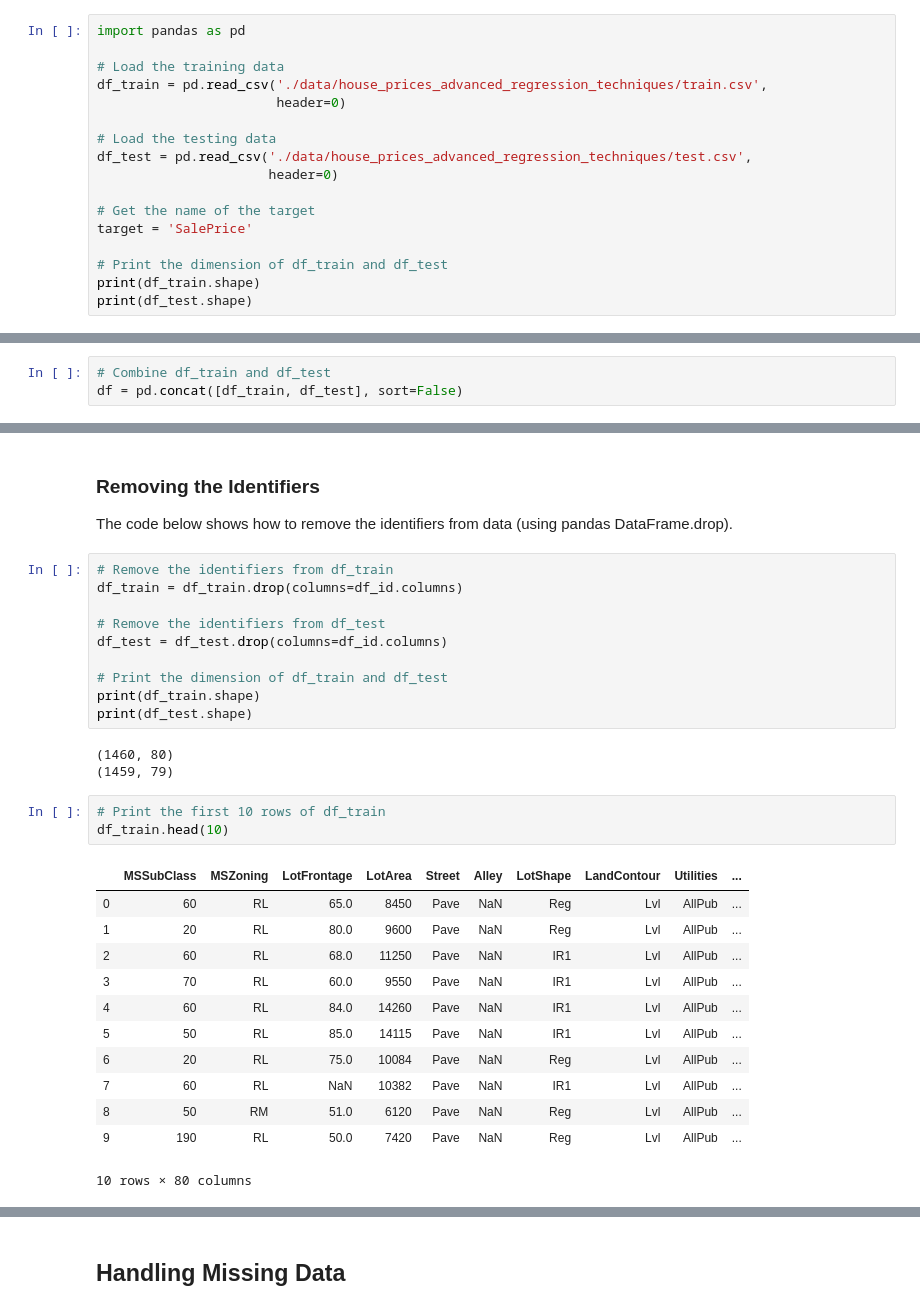
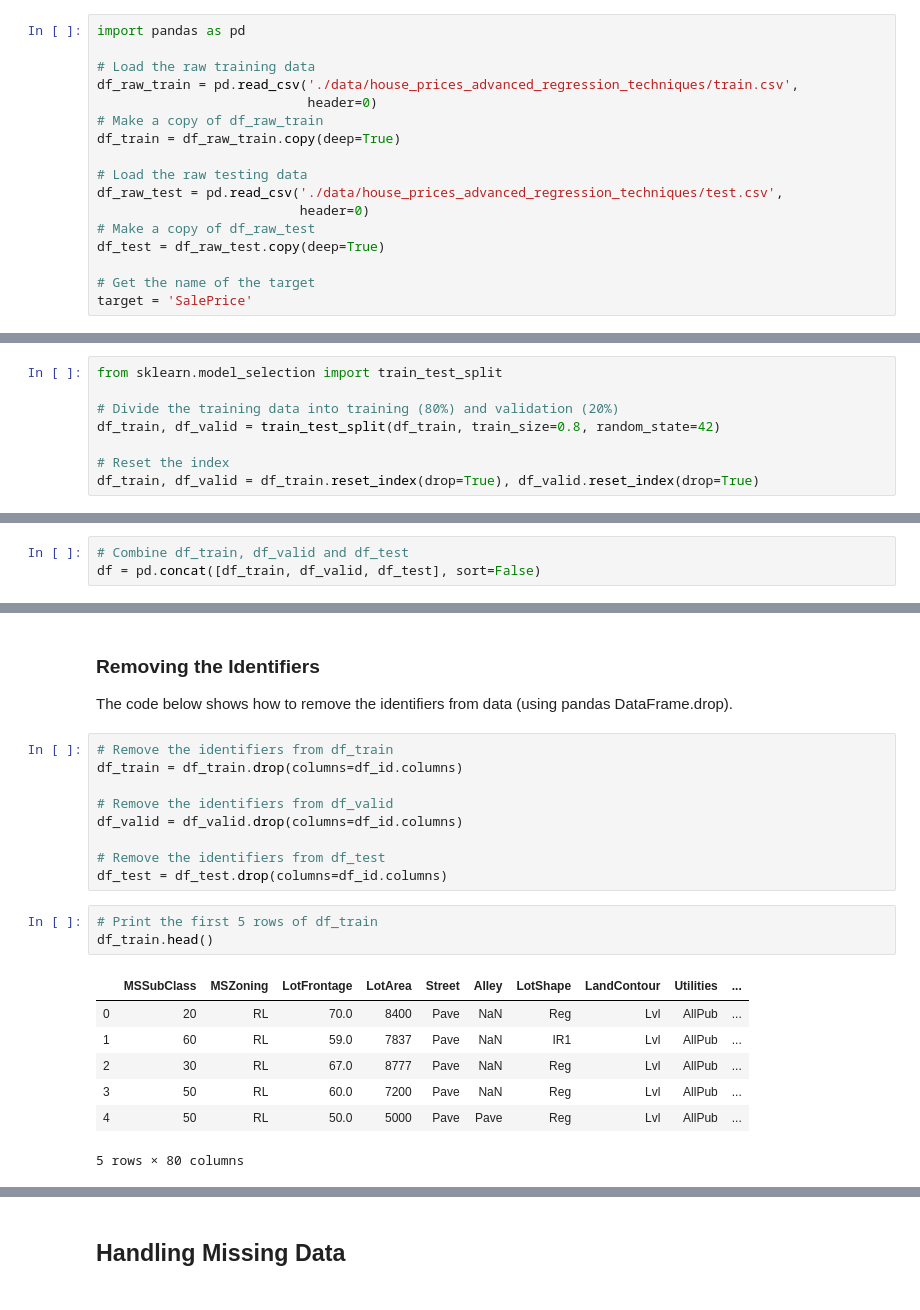
Before and after one commit to nehat312/teaching, a Jupyter notebook: gwu/machine_learning_I/spring_2020/case_study/case_study_1/case_study_1.ipynb, the cells around one changed output, grey strips where cells are left out. Cells and saved outputs as stored; diff of their text form.

```diff
--- a/gwu/machine_learning_I/spring_2020/case_study/case_study_1/case_study_1.ipynb
+++ b/gwu/machine_learning_I/spring_2020/case_study/case_study_1/case_study_1.ipynb
@@ -47,17 +49,17 @@ In this case study, we will work on the [House Prices (Advanced Regression Techn
 # %%
 import pandas as pd
 
-# Load the training data
-df_train = pd.read_csv('./data/house_prices_advanced_regression_techniques/train.csv',
-                       header=0)
+# Load the raw training data
+df_raw_train = pd.read_csv('./data/house_prices_advanced_regression_techniques/train.csv',
+                           header=0)
+# Make a copy of df_raw_train
+df_train = df_raw_train.copy(deep=True)
 
-# Load the testing data
-df_test = pd.read_csv('./data/house_prices_advanced_regression_techniques/test.csv',
-                      header=0)
+# Load the raw testing data
+df_raw_test = pd.read_csv('./data/house_prices_advanced_regression_techniques/test.csv',
+                          header=0)
+# Make a copy of df_raw_test
+df_test = df_raw_test.copy(deep=True)
 
 # Get the name of the target
 target = 'SalePrice'
-
-# Print the dimension of df_train and df_test
-print(df_train.shape)
-print(df_test.shape)
@@ -82,0 +103,8 @@ df_train.head(10)
+# %%
+from sklearn.model_selection import train_test_split
+
+# Divide the training data into training (80%) and validation (20%)
+df_train, df_valid = train_test_split(df_train, train_size=0.8, random_state=42)
+
+# Reset the index
+df_train, df_valid = df_train.reset_index(drop=True), df_valid.reset_index(drop=True)
@@ -88,6 +128,6 @@ The code below shows how to combine the training and testing data (using pandas
 # %%
-# Combine df_train and df_test
-df = pd.concat([df_train, df_test], sort=False)
+# Combine df_train, df_valid and df_test
+df = pd.concat([df_train, df_valid, df_test], sort=False)
 # %% [markdown]
 ### Identifying the identifiers
 The code below shows how to find identifiers from the data.
@@ -130,28 +170,19 @@ The code below shows how to remove the identifiers from data (using pandas DataF
 # Remove the identifiers from df_train
 df_train = df_train.drop(columns=df_id.columns)
 
+# Remove the identifiers from df_valid
+df_valid = df_valid.drop(columns=df_id.columns)
+
 # Remove the identifiers from df_test
 df_test = df_test.drop(columns=df_id.columns)
-
-# Print the dimension of df_train and df_test
-print(df_train.shape)
-print(df_test.shape)
-# %% [output]
-(1460, 80)
-(1459, 79)
 # %%
-# Print the first 10 rows of df_train
-df_train.head(10)
+# Print the first 5 rows of df_train
+df_train.head()
 # %% [output]
 |  | MSSubClass | MSZoning | LotFrontage | LotArea | Street | Alley | LotShape | LandContour | Utilities | ... |
-| 0 | 60 | RL | 65.0 | 8450 | Pave | NaN | Reg | Lvl | AllPub | ... |
-| 1 | 20 | RL | 80.0 | 9600 | Pave | NaN | Reg | Lvl | AllPub | ... |
-| 2 | 60 | RL | 68.0 | 11250 | Pave | NaN | IR1 | Lvl | AllPub | ... |
-| 3 | 70 | RL | 60.0 | 9550 | Pave | NaN | IR1 | Lvl | AllPub | ... |
-| 4 | 60 | RL | 84.0 | 14260 | Pave | NaN | IR1 | Lvl | AllPub | ... |
-| 5 | 50 | RL | 85.0 | 14115 | Pave | NaN | IR1 | Lvl | AllPub | ... |
-| 6 | 20 | RL | 75.0 | 10084 | Pave | NaN | Reg | Lvl | AllPub | ... |
-| 7 | 60 | RL | NaN | 10382 | Pave | NaN | IR1 | Lvl | AllPub | ... |
-| 8 | 50 | RM | 51.0 | 6120 | Pave | NaN | Reg | Lvl | AllPub | ... |
-| 9 | 190 | RL | 50.0 | 7420 | Pave | NaN | Reg | Lvl | AllPub | ... |
+| 0 | 20 | RL | 70.0 | 8400 | Pave | NaN | Reg | Lvl | AllPub | ... |
+| 1 | 60 | RL | 59.0 | 7837 | Pave | NaN | IR1 | Lvl | AllPub | ... |
+| 2 | 30 | RL | 67.0 | 8777 | Pave | NaN | Reg | Lvl | AllPub | ... |
+| 3 | 50 | RL | 60.0 | 7200 | Pave | NaN | Reg | Lvl | AllPub | ... |
+| 4 | 50 | RL | 50.0 | 5000 | Pave | Pave | Reg | Lvl | AllPub | ... |
-10 rows × 80 columns
+5 rows × 80 columns
```
Also changed, not shown: parts of 99 cells of this notebook.
